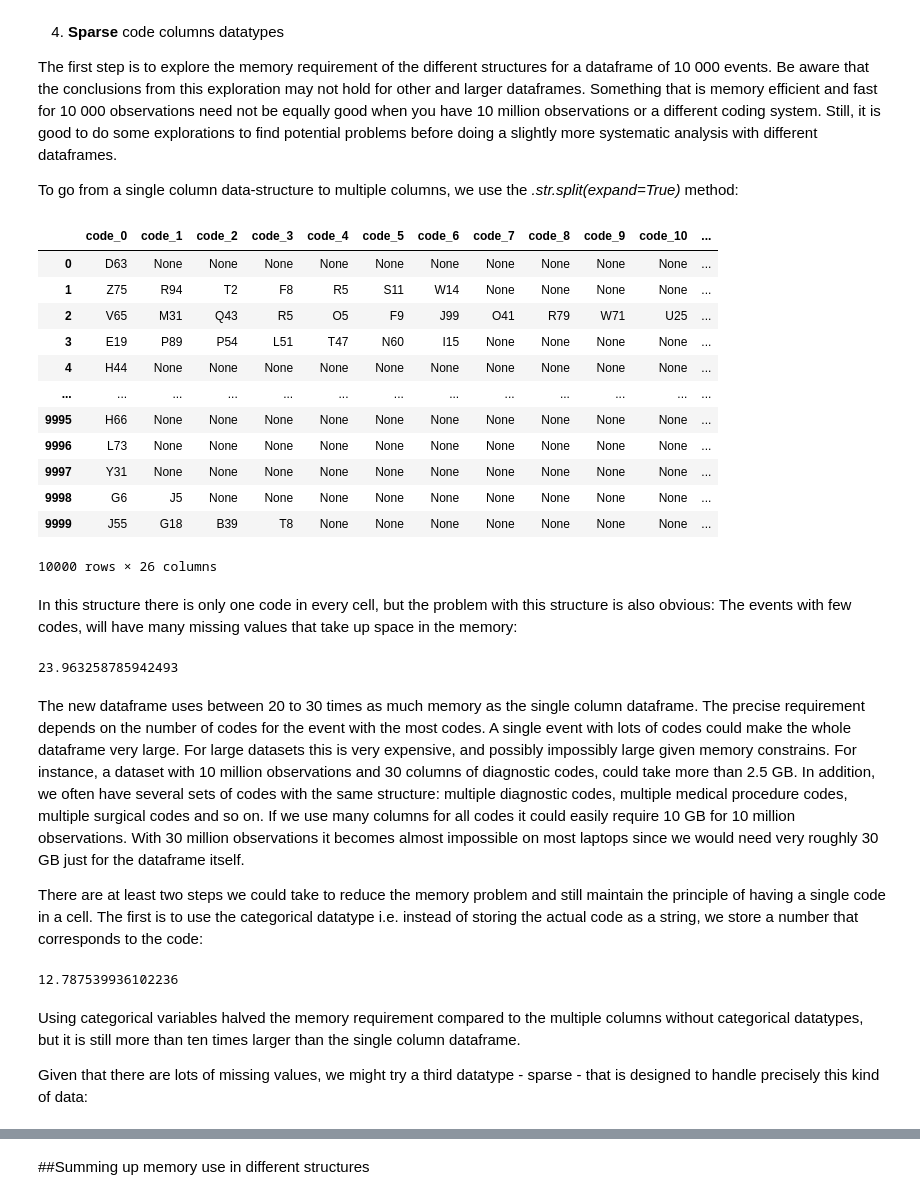
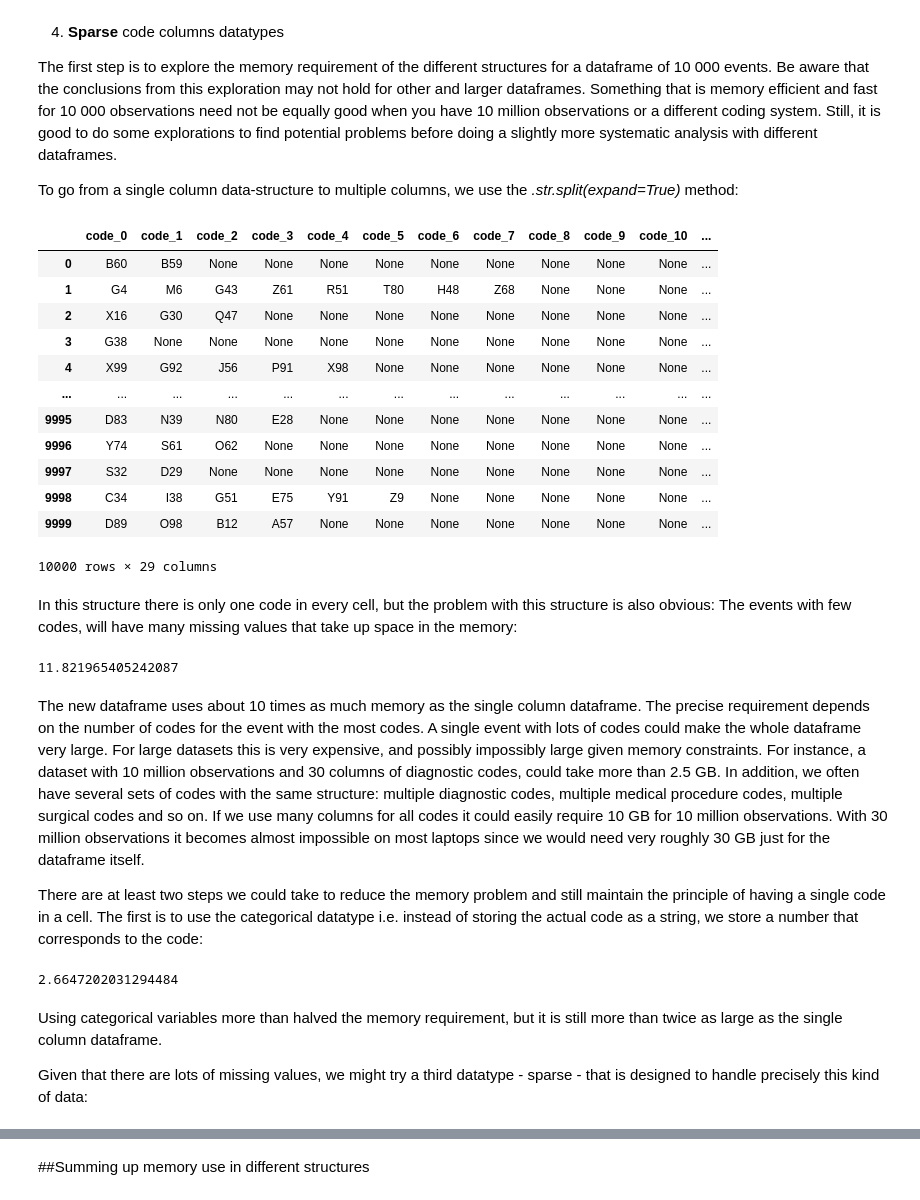
Before and after one commit to hmelberg/health-analytics-using-python, a Jupyter notebook: 4_Organizing_your_data_The_answer_is_half_long.ipynb, the cells around one changed output, grey strips where cells are left out. Saved outputs shown, nothing was run; the diff lists cells and outputs as text; code cells hidden in the pictures.

```diff
--- a/4_Organizing_your_data_The_answer_is_half_long.ipynb
+++ b/4_Organizing_your_data_The_answer_is_half_long.ipynb
@@ -127,44 +131,44 @@ The first step is to explore the memory requirement of the different structures
 
 To go from a single column data-structure to multiple columns, we use the *.str.split(expand=True)* method:
 # %%
-df = one_df.code.str.split(',', expand=True)
+many_df = one_df.code.str.split(',', expand=True)
 many_df=many_df.add_prefix('code_')
 many_df
 # %% [output]
 |  | code_0 | code_1 | code_2 | code_3 | code_4 | code_5 | code_6 | code_7 | code_8 | code_9 | code_10 | ... |
-| 0 | D63 | None | None | None | None | None | None | None | None | None | None | ... |
-| 1 | Z75 | R94 | T2 | F8 | R5 | S11 | W14 | None | None | None | None | ... |
-| 2 | V65 | M31 | Q43 | R5 | O5 | F9 | J99 | O41 | R79 | W71 | U25 | ... |
-| 3 | E19 | P89 | P54 | L51 | T47 | N60 | I15 | None | None | None | None | ... |
-| 4 | H44 | None | None | None | None | None | None | None | None | None | None | ... |
+| 0 | B60 | B59 | None | None | None | None | None | None | None | None | None | ... |
+| 1 | G4 | M6 | G43 | Z61 | R51 | T80 | H48 | Z68 | None | None | None | ... |
+| 2 | X16 | G30 | Q47 | None | None | None | None | None | None | None | None | ... |
+| 3 | G38 | None | None | None | None | None | None | None | None | None | None | ... |
+| 4 | X99 | G92 | J56 | P91 | X98 | None | None | None | None | None | None | ... |
 | ... | ... | ... | ... | ... | ... | ... | ... | ... | ... | ... | ... | ... |
-| 9995 | H66 | None | None | None | None | None | None | None | None | None | None | ... |
-| 9996 | L73 | None | None | None | None | None | None | None | None | None | None | ... |
-| 9997 | Y31 | None | None | None | None | None | None | None | None | None | None | ... |
-| 9998 | G6 | J5 | None | None | None | None | None | None | None | None | None | ... |
-| 9999 | J55 | G18 | B39 | T8 | None | None | None | None | None | None | None | ... |
+| 9995 | D83 | N39 | N80 | E28 | None | None | None | None | None | None | None | ... |
+| 9996 | Y74 | S61 | O62 | None | None | None | None | None | None | None | None | ... |
+| 9997 | S32 | D29 | None | None | None | None | None | None | None | None | None | ... |
+| 9998 | C34 | I38 | G51 | E75 | Y91 | Z9 | None | None | None | None | None | ... |
+| 9999 | D89 | O98 | B12 | A57 | None | None | None | None | None | None | None | ... |
-10000 rows × 26 columns
+10000 rows × 29 columns
 # %% [markdown]
 In this structure there is only one code in every cell, but the problem with this structure is also obvious: The events with few codes, will have many missing values that take up space in the memory:
 # %%
 # memory use in a frame with cods in a separate columns
-memory_many = many_df.memory_usage().sum()
+memory_many = many_df.memory_usage(deep=True).sum()
 memory_many/memory_one
 # %% [output]
-23.963258785942493
+11.821965405242087
 # %% [markdown]
-The new dataframe uses between 20 to 30 times as much memory as the single column dataframe. The precise requirement depends on the number of codes for the event with the most codes. A single event with lots of codes could make the whole dataframe very large. For large datasets this is very expensive, and possibly impossibly large given memory constrains. For instance, a dataset with 10 million observations and 30 columns of diagnostic codes, could take more than 2.5 GB. In addition, we often have several sets of codes with the same structure: multiple diagnostic codes, multiple medical procedure codes, multiple surgical codes and so on. If we use many columns for all codes it could easily require 10 GB for 10 million observations. With 30 million observations it becomes almost impossible on most laptops since we would need very roughly 30 GB just for the dataframe itself.
+The new dataframe uses about 10 times as much memory as the single column dataframe. The precise requirement depends on the number of codes for the event with the most codes. A single event with lots of codes could make the whole dataframe very large. For large datasets this is very expensive, and possibly impossibly large given memory constraints. For instance, a dataset with 10 million observations and 30 columns of diagnostic codes, could take more than 2.5 GB. In addition, we often have several sets of codes with the same structure: multiple diagnostic codes, multiple medical procedure codes, multiple surgical codes and so on. If we use many columns for all codes it could easily require 10 GB for 10 million observations. With 30 million observations it becomes almost impossible on most laptops since we would need very roughly 30 GB just for the dataframe itself.
 
 There are at least two  steps we could take to reduce the memory problem and still maintain the principle of having a single code in a cell. The first is to use the categorical datatype i.e. instead of storing the actual code as a string, we store a number that corresponds to the code:
 # %%
 # Using astype('category') to reduce memory problems
 categorical_df = many_df.astype('category')
-memory_cetagorical = categorical_df.memory_usage().sum()
-memory_cetagorical/memory_one
+memory_catagorical = categorical_df.memory_usage(deep=True).sum()
+memory_catagorical/memory_one
 # %% [output]
-12.787539936102236
+2.6647202031294484
 # %% [markdown]
-Using categorical variables halved the memory requirement compared to the multiple columns without categorical datatypes, but it is still more than ten times larger than the single column dataframe.
+Using categorical variables more than halved the memory requirement, but it is still more than twice as large as the single column dataframe.
 
 Given that there are lots of missing values, we might try a third datatype - sparse - that is designed to handle precisely this kind of data:
 # %%
```
Also changed, not shown: parts of 14 cells of this notebook.
